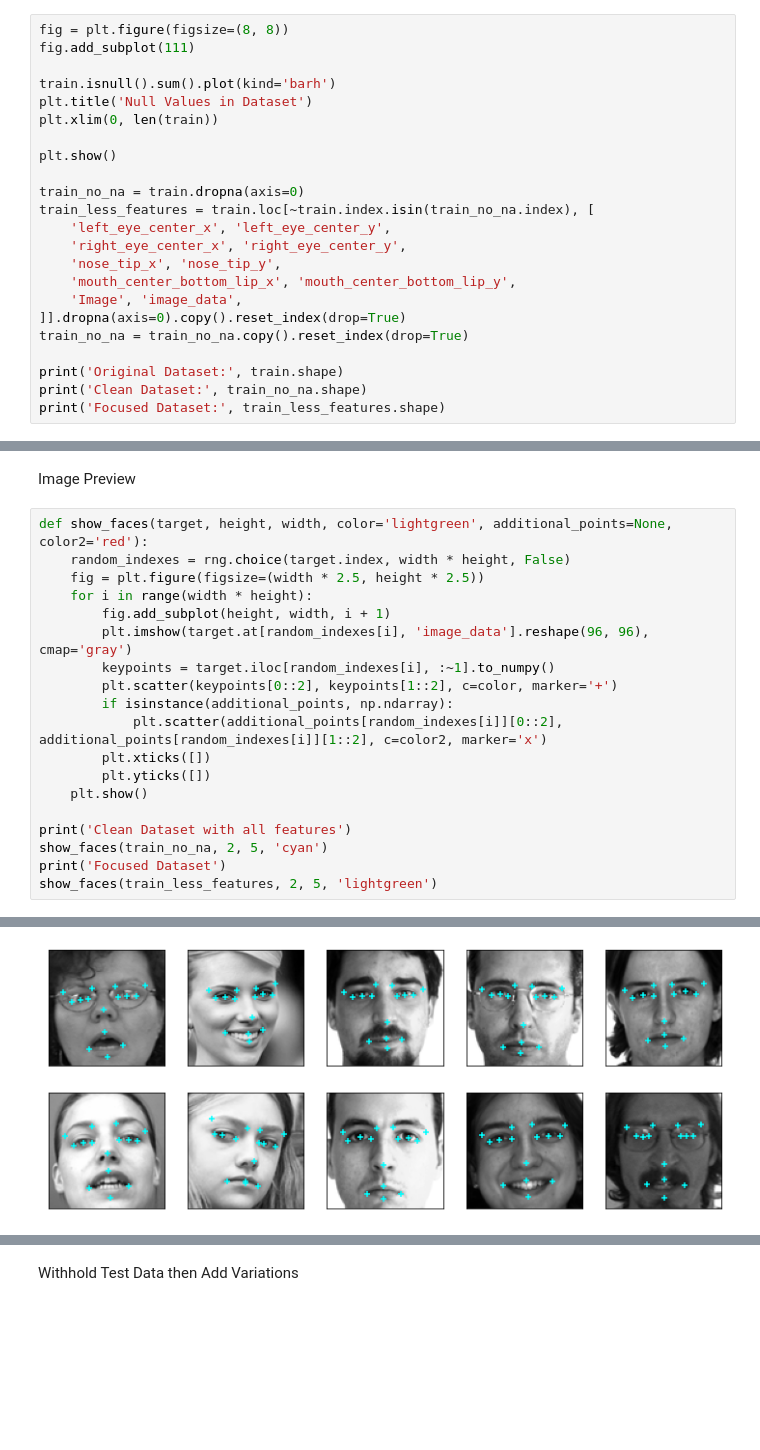
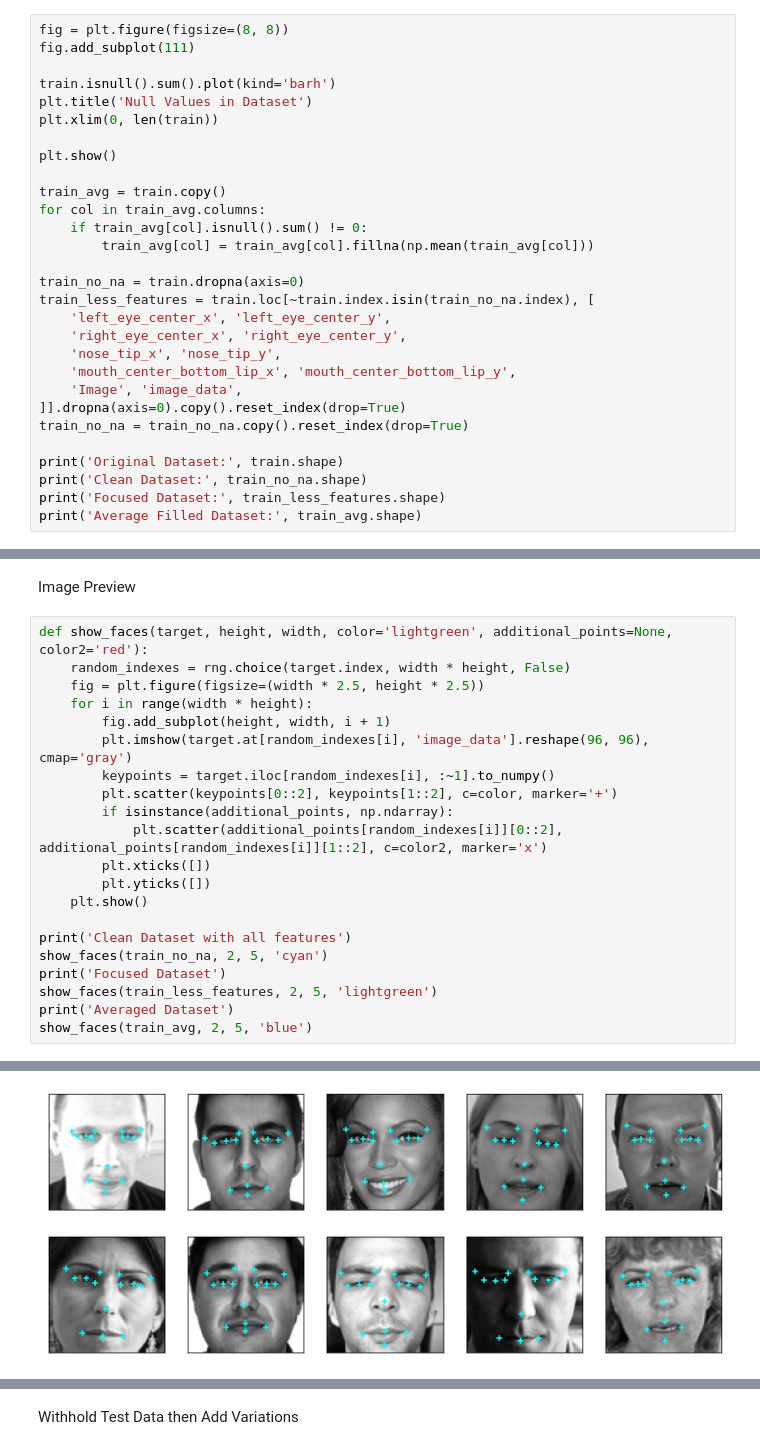
Before and after one commit to esun74/mobile-cv, a Jupyter notebook: nn_model/generate.ipynb, the cells around one changed output, grey strips where cells are left out. Cells and saved outputs as stored; diff of their text form; blank space fills up the shorter version.

```diff
--- a/nn_model/generate.ipynb
+++ b/nn_model/generate.ipynb
@@ -93,6 +93,11 @@ plt.title('Null Values in Dataset')
 plt.xlim(0, len(train))
 
 plt.show()
+
+train_avg = train.copy()
+for col in train_avg.columns:
+    if train_avg[col].isnull().sum() != 0:
+        train_avg[col] = train_avg[col].fillna(np.mean(train_avg[col]))
 
 train_no_na = train.dropna(axis=0)
 train_less_features = train.loc[~train.index.isin(train_no_na.index), [
@@ -107,6 +112,7 @@ train_no_na = train_no_na.copy().reset_index(drop=True)
 print('Original Dataset:', train.shape)
 print('Clean Dataset:', train_no_na.shape)
 print('Focused Dataset:', train_less_features.shape)
+print('Average Filled Dataset:', train_avg.shape)
 # %% [output]
 [figure]
 Original Dataset: (7049, 32)
@@ -117,23 +129,25 @@ Image Preview
 # %%
 def show_faces(target, height, width, color='lightgreen', additional_points=None, color2='red'):
 	random_indexes = rng.choice(target.index, width * height, False)
 	fig = plt.figure(figsize=(width * 2.5, height * 2.5))
 	for i in range(width * height):
 		fig.add_subplot(height, width, i + 1)
 		plt.imshow(target.at[random_indexes[i], 'image_data'].reshape(96, 96), cmap='gray')
 		keypoints = target.iloc[random_indexes[i], :~1].to_numpy()
 		plt.scatter(keypoints[0::2], keypoints[1::2], c=color, marker='+')
 		if isinstance(additional_points, np.ndarray):
 			plt.scatter(additional_points[random_indexes[i]][0::2], additional_points[random_indexes[i]][1::2], c=color2, marker='x')
 		plt.xticks([])
 		plt.yticks([])
 	plt.show()
 
 print('Clean Dataset with all features')
 show_faces(train_no_na, 2, 5, 'cyan')
 print('Focused Dataset')
 show_faces(train_less_features, 2, 5, 'lightgreen')
+print('Averaged Dataset')
+show_faces(train_avg, 2, 5, 'blue')
 # %% [output]
 Clean Dataset with all features
-[figure, old version]
+[figure, new version]
 Focused Dataset
```
Also changed, not shown: parts of 22 cells of this notebook, 4 other files.
